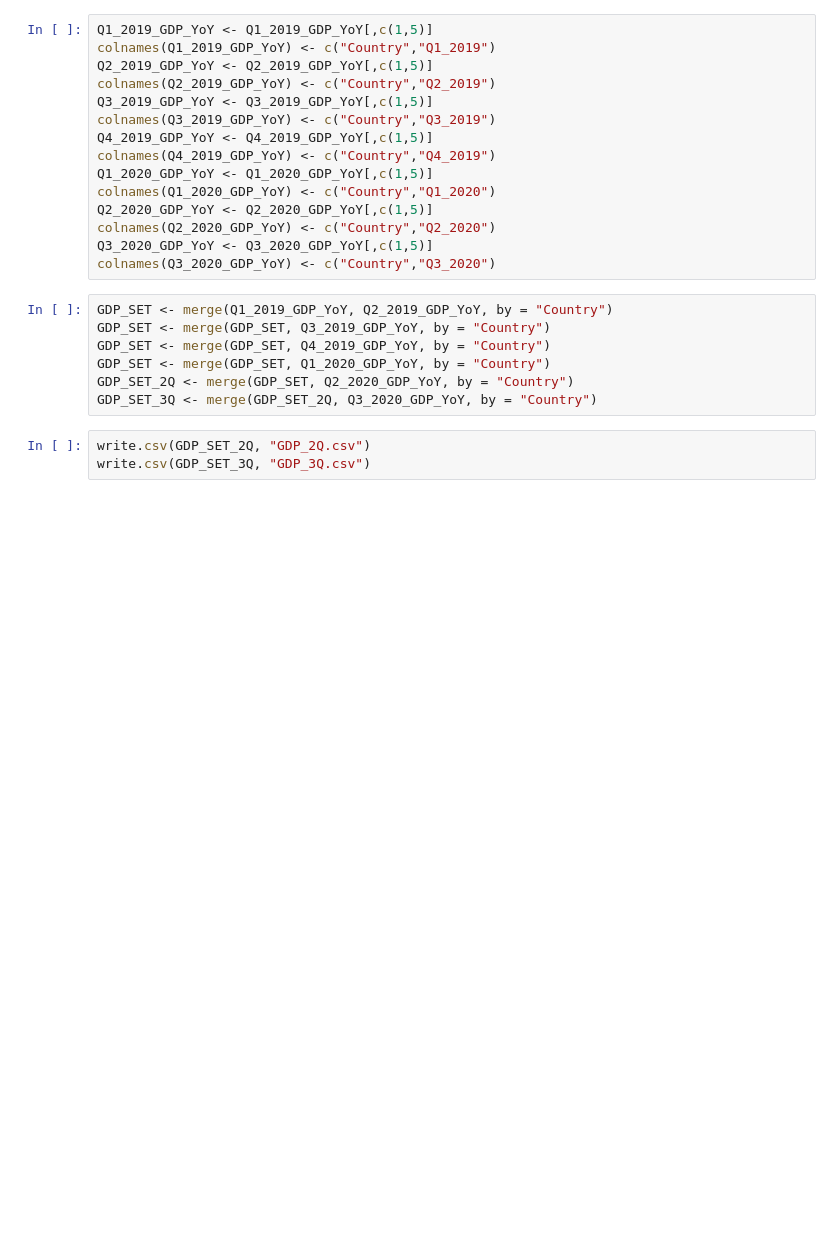
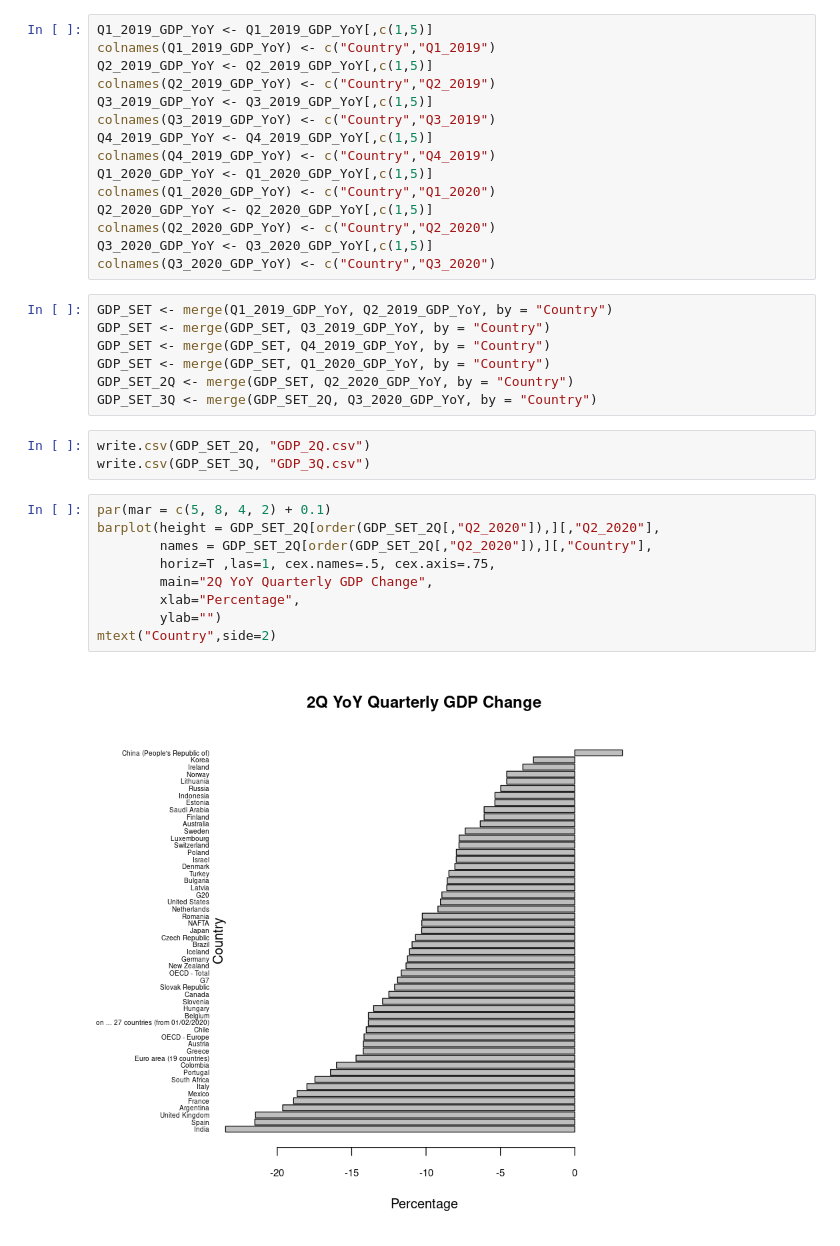
Before and after one commit to aoneil42/PSDSCAPSTONE, a Jupyter notebook: GDP_Carpentry.ipynb, the cells around one changed output. Saved outputs shown, nothing was run; the diff lists cells and outputs as text; blank space fills up the shorter version.

```diff
--- a/GDP_Carpentry.ipynb
+++ b/GDP_Carpentry.ipynb
@@ -53,3 +53,14 @@ GDP_SET_3Q <- merge(GDP_SET_2Q, Q3_2020_GDP_YoY, by = "Country")
 # %%
 write.csv(GDP_SET_2Q, "GDP_2Q.csv")
 write.csv(GDP_SET_3Q, "GDP_3Q.csv")
+# %%
+par(mar = c(5, 8, 4, 2) + 0.1)
+barplot(height = GDP_SET_2Q[order(GDP_SET_2Q[,"Q2_2020"]),][,"Q2_2020"],
+        names = GDP_SET_2Q[order(GDP_SET_2Q[,"Q2_2020"]),][,"Country"],
+        horiz=T ,las=1, cex.names=.5, cex.axis=.75,
+        main="2Q YoY Quarterly GDP Change",
+        xlab="Percentage",
+        ylab="")
+mtext("Country",side=2)
+# %% [output]
+[figure, added]
```
Also changed, not shown: parts of 3 cells of this notebook, 13 other files.
